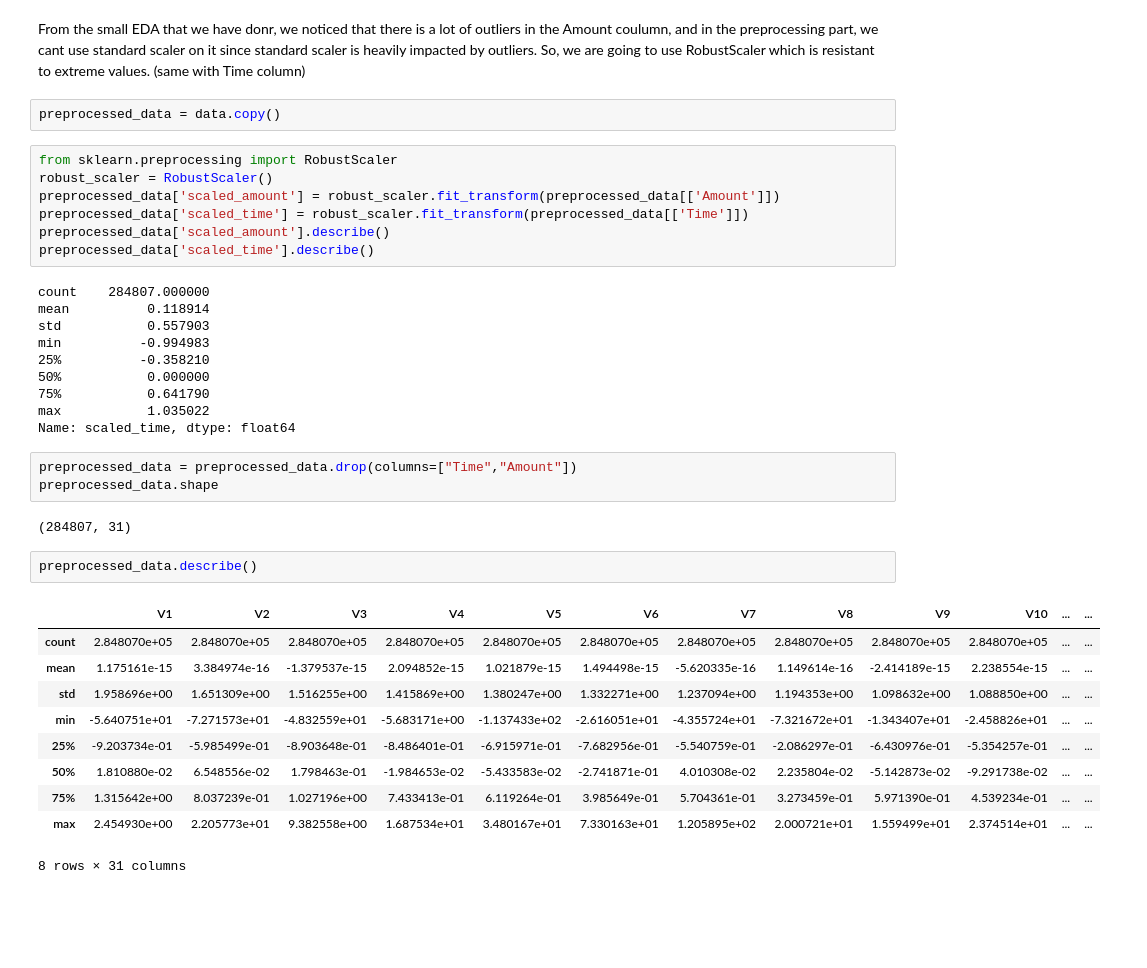
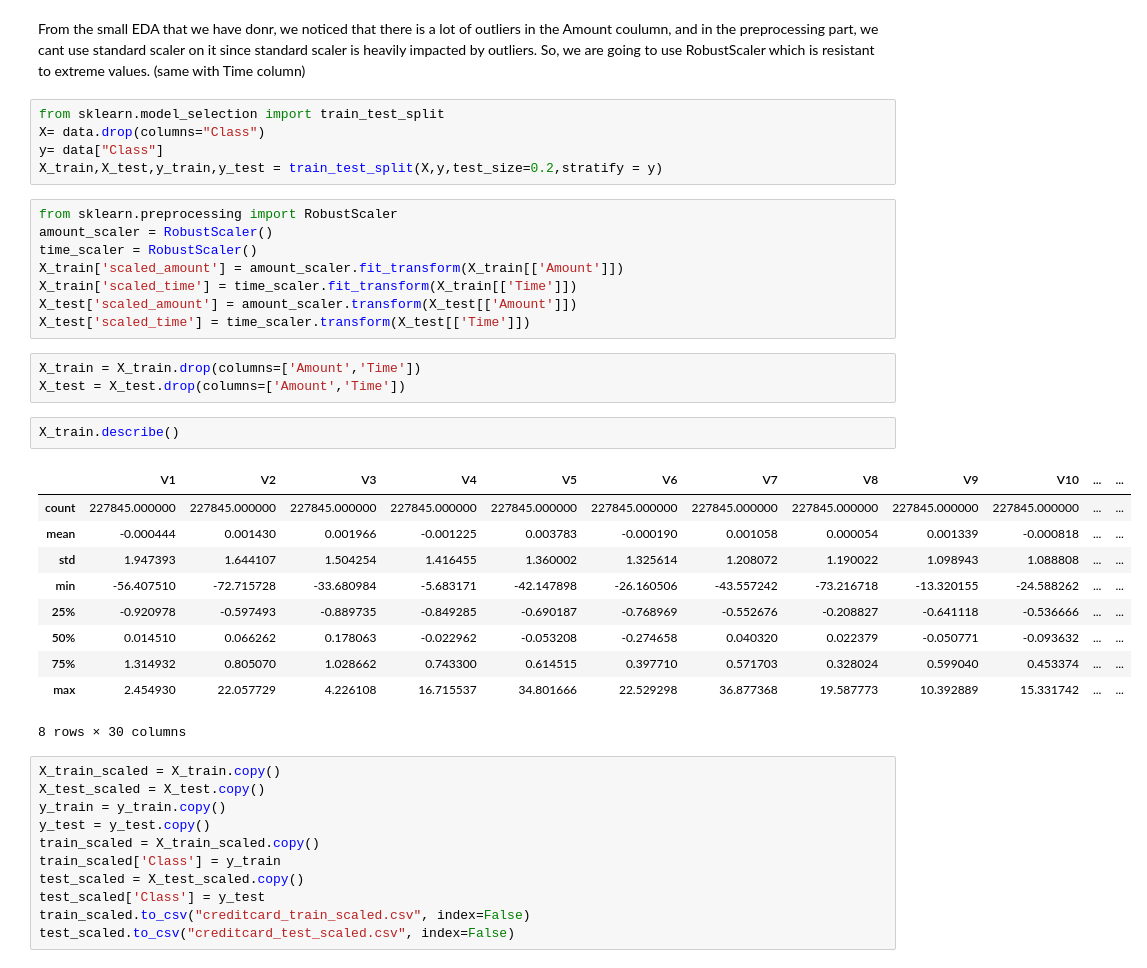
Before and after one commit to kaiokasa/fraud_detection, a Jupyter notebook: data_scaling_notebook.ipynb, the cells around one changed output. Cells and saved outputs as stored; diff of their text form; blank space fills up the shorter version.

Commit message:
Downloaded the new set of scaled data, and uploaded it to the modeling notebook and split it

```diff
--- a/data_scaling_notebook.ipynb
+++ b/data_scaling_notebook.ipynb
@@ -41,40 +41,43 @@ data.describe()
 PREPROCESSING SETUP:
 # %% [markdown]
 From the small EDA that we have donr, we noticed that there is a lot of outliers in the Amount coulumn, and in the preprocessing part, we cant use standard scaler on it since standard scaler is heavily impacted by outliers. So, we are going to use RobustScaler which is resistant to extreme values. (same with Time column)
-# %%
-preprocessed_data = data.copy()
+# %%
+from sklearn.model_selection import train_test_split
+X= data.drop(columns="Class")
+y= data["Class"]
+X_train,X_test,y_train,y_test = train_test_split(X,y,test_size=0.2,stratify = y)
 # %%
 from sklearn.preprocessing import RobustScaler
-robust_scaler = RobustScaler()
-preprocessed_data['scaled_amount'] = robust_scaler.fit_transform(preprocessed_data[['Amount']])
-preprocessed_data['scaled_time'] = robust_scaler.fit_transform(preprocessed_data[['Time']])
-preprocessed_data['scaled_amount'].describe()
-preprocessed_data['scaled_time'].describe()
+amount_scaler = RobustScaler()
+time_scaler = RobustScaler()
+X_train['scaled_amount'] = amount_scaler.fit_transform(X_train[['Amount']])
+X_train['scaled_time'] = time_scaler.fit_transform(X_train[['Time']])
+X_test['scaled_amount'] = amount_scaler.transform(X_test[['Amount']])
+X_test['scaled_time'] = time_scaler.transform(X_test[['Time']])
-# %% [output]
-count    284807.000000
-mean          0.118914
-std           0.557903
-min          -0.994983
-25%          -0.358210
-50%           0.000000
-75%           0.641790
-max           1.035022
-Name: scaled_time, dtype: float64
 # %%
-preprocessed_data = preprocessed_data.drop(columns=["Time","Amount"])
-preprocessed_data.shape
+X_train = X_train.drop(columns=['Amount','Time'])
+X_test = X_test.drop(columns=['Amount','Time'])
-# %% [output]
-(284807, 31)
 # %%
-preprocessed_data.describe()
+X_train.describe()
 # %% [output]
 |  | V1 | V2 | V3 | V4 | V5 | V6 | V7 | V8 | V9 | V10 | ... | ... |
-| count | 2.848070e+05 | 2.848070e+05 | 2.848070e+05 | 2.848070e+05 | 2.848070e+05 | 2.848070e+05 | 2.848070e+05 | 2.848070e+05 | 2.848070e+05 | 2.848070e+05 | ... | ... |
-| mean | 1.175161e-15 | 3.384974e-16 | -1.379537e-15 | 2.094852e-15 | 1.021879e-15 | 1.494498e-15 | -5.620335e-16 | 1.149614e-16 | -2.414189e-15 | 2.238554e-15 | ... | ... |
-| std | 1.958696e+00 | 1.651309e+00 | 1.516255e+00 | 1.415869e+00 | 1.380247e+00 | 1.332271e+00 | 1.237094e+00 | 1.194353e+00 | 1.098632e+00 | 1.088850e+00 | ... | ... |
-| min | -5.640751e+01 | -7.271573e+01 | -4.832559e+01 | -5.683171e+00 | -1.137433e+02 | -2.616051e+01 | -4.355724e+01 | -7.321672e+01 | -1.343407e+01 | -2.458826e+01 | ... | ... |
-| 25% | -9.203734e-01 | -5.985499e-01 | -8.903648e-01 | -8.486401e-01 | -6.915971e-01 | -7.682956e-01 | -5.540759e-01 | -2.086297e-01 | -6.430976e-01 | -5.354257e-01 | ... | ... |
-| 50% | 1.810880e-02 | 6.548556e-02 | 1.798463e-01 | -1.984653e-02 | -5.433583e-02 | -2.741871e-01 | 4.010308e-02 | 2.235804e-02 | -5.142873e-02 | -9.291738e-02 | ... | ... |
-| 75% | 1.315642e+00 | 8.037239e-01 | 1.027196e+00 | 7.433413e-01 | 6.119264e-01 | 3.985649e-01 | 5.704361e-01 | 3.273459e-01 | 5.971390e-01 | 4.539234e-01 | ... | ... |
-| max | 2.454930e+00 | 2.205773e+01 | 9.382558e+00 | 1.687534e+01 | 3.480167e+01 | 7.330163e+01 | 1.205895e+02 | 2.000721e+01 | 1.559499e+01 | 2.374514e+01 | ... | ... |
+| count | 227845.000000 | 227845.000000 | 227845.000000 | 227845.000000 | 227845.000000 | 227845.000000 | 227845.000000 | 227845.000000 | 227845.000000 | 227845.000000 | ... | ... |
+| mean | -0.000444 | 0.001430 | 0.001966 | -0.001225 | 0.003783 | -0.000190 | 0.001058 | 0.000054 | 0.001339 | -0.000818 | ... | ... |
+| std | 1.947393 | 1.644107 | 1.504254 | 1.416455 | 1.360002 | 1.325614 | 1.208072 | 1.190022 | 1.098943 | 1.088808 | ... | ... |
+| min | -56.407510 | -72.715728 | -33.680984 | -5.683171 | -42.147898 | -26.160506 | -43.557242 | -73.216718 | -13.320155 | -24.588262 | ... | ... |
+| 25% | -0.920978 | -0.597493 | -0.889735 | -0.849285 | -0.690187 | -0.768969 | -0.552676 | -0.208827 | -0.641118 | -0.536666 | ... | ... |
+| 50% | 0.014510 | 0.066262 | 0.178063 | -0.022962 | -0.053208 | -0.274658 | 0.040320 | 0.022379 | -0.050771 | -0.093632 | ... | ... |
+| 75% | 1.314932 | 0.805070 | 1.028662 | 0.743300 | 0.614515 | 0.397710 | 0.571703 | 0.328024 | 0.599040 | 0.453374 | ... | ... |
+| max | 2.454930 | 22.057729 | 4.226108 | 16.715537 | 34.801666 | 22.529298 | 36.877368 | 19.587773 | 10.392889 | 15.331742 | ... | ... |
-8 rows × 31 columns
+8 rows × 30 columns
+# %%
+X_train_scaled = X_train.copy()
+X_test_scaled = X_test.copy()
+y_train = y_train.copy()
+y_test = y_test.copy()
+train_scaled = X_train_scaled.copy()
+train_scaled['Class'] = y_train
+test_scaled = X_test_scaled.copy()
+test_scaled['Class'] = y_test
+train_scaled.to_csv("creditcard_train_scaled.csv", index=False)
+test_scaled.to_csv("creditcard_test_scaled.csv", index=False)
```
Also changed, not shown: 3 other files.
